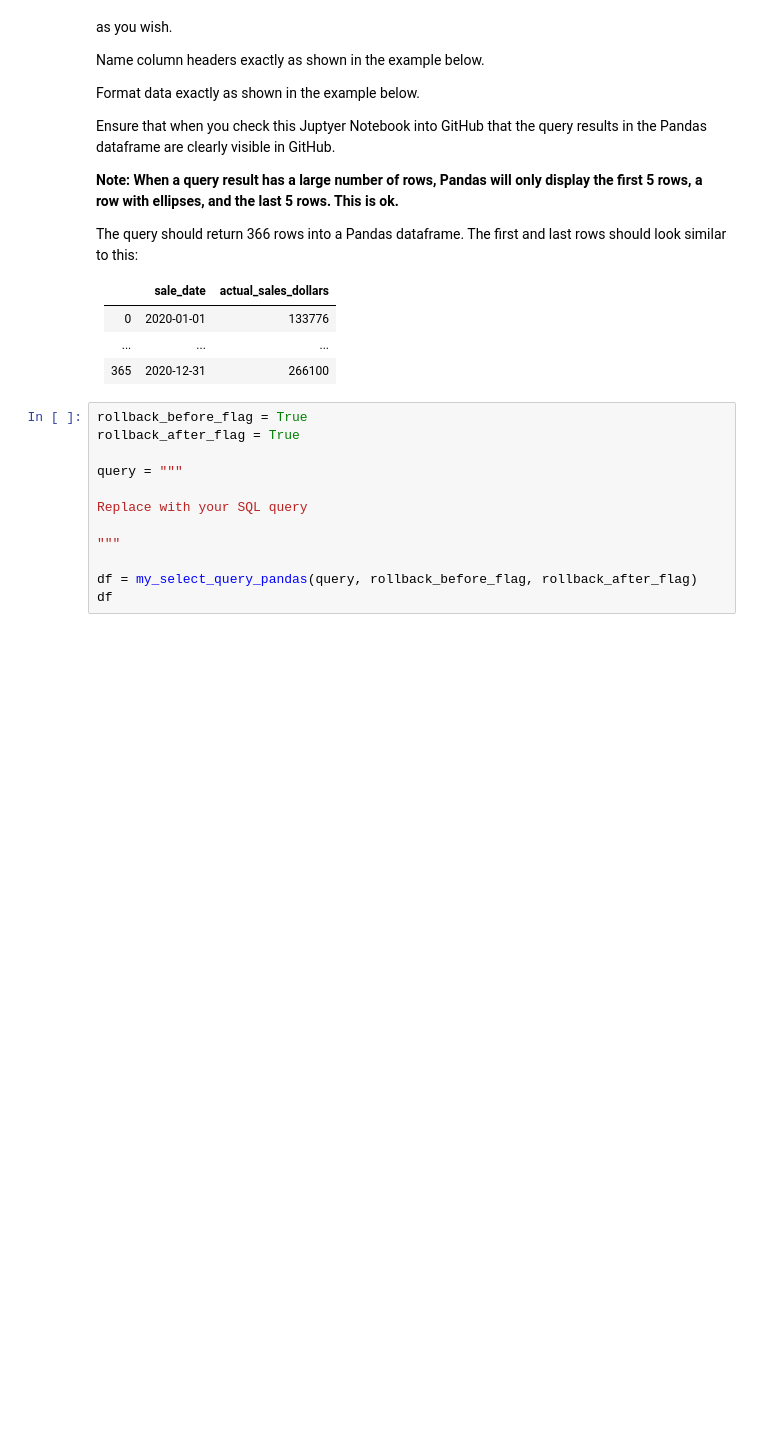
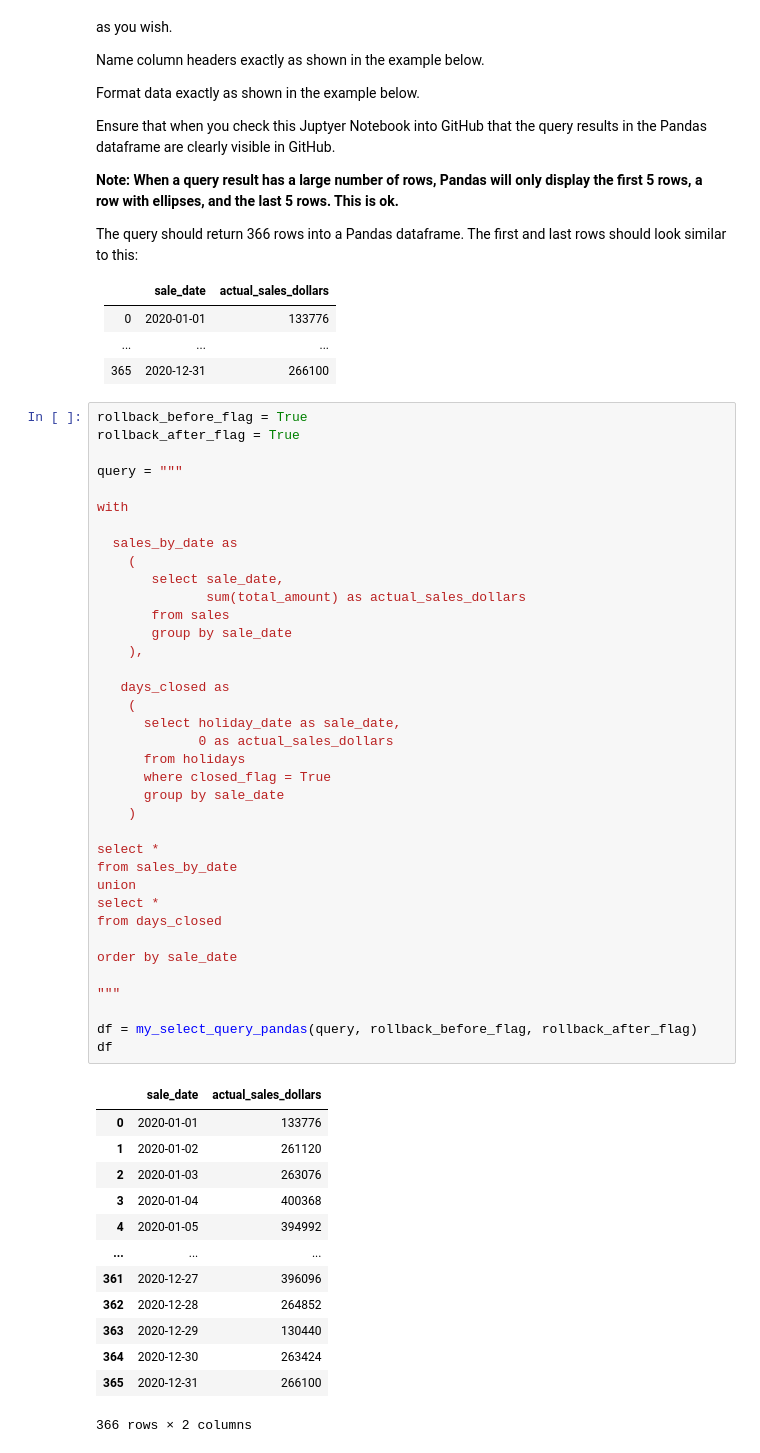
Before and after one commit to ewadhwan/DATASCI-205-Project-1, a Jupyter notebook: project_1_4.ipynb, the cells around one changed output. Drawn from its saved outputs; the diff is of its cells as text; blank space fills up the shorter version.

```diff
--- a/project_1_4.ipynb
+++ b/project_1_4.ipynb
@@ -321,15 +346,54 @@ The query should return 366 rows into a Pandas dataframe. The first and last row
 # %%
 rollback_before_flag = True
 rollback_after_flag = True
 
 query = """
 
-Replace with your SQL query
+with
+
+  sales_by_date as
+    (
+       select sale_date,
+              sum(total_amount) as actual_sales_dollars
+       from sales
+       group by sale_date
+    ),
+
+   days_closed as
+    (
+      select holiday_date as sale_date,
+             0 as actual_sales_dollars
+      from holidays
+      where closed_flag = True
+      group by sale_date
+    )
+
+select *
+from sales_by_date
+union
+select *
+from days_closed
+
+order by sale_date
 
 """
 
 df = my_select_query_pandas(query, rollback_before_flag, rollback_after_flag)
 df
+# %% [output]
+|  | sale_date | actual_sales_dollars |
+| 0 | 2020-01-01 | 133776 |
+| 1 | 2020-01-02 | 261120 |
+| 2 | 2020-01-03 | 263076 |
+| 3 | 2020-01-04 | 400368 |
+| 4 | 2020-01-05 | 394992 |
+| ... | ... | ... |
+| 361 | 2020-12-27 | 396096 |
+| 362 | 2020-12-28 | 264852 |
+| 363 | 2020-12-29 | 130440 |
+| 364 | 2020-12-30 | 263424 |
+| 365 | 2020-12-31 | 266100 |
+366 rows × 2 columns
 # %% [markdown]
 # 1.4.6  Find holiday days, and days within a one week of a holiday, where the actual sales are reduced by 15% or more from expected sales
 
```
Also changed, not shown: parts of 2 cells of this notebook, 1 other file.
